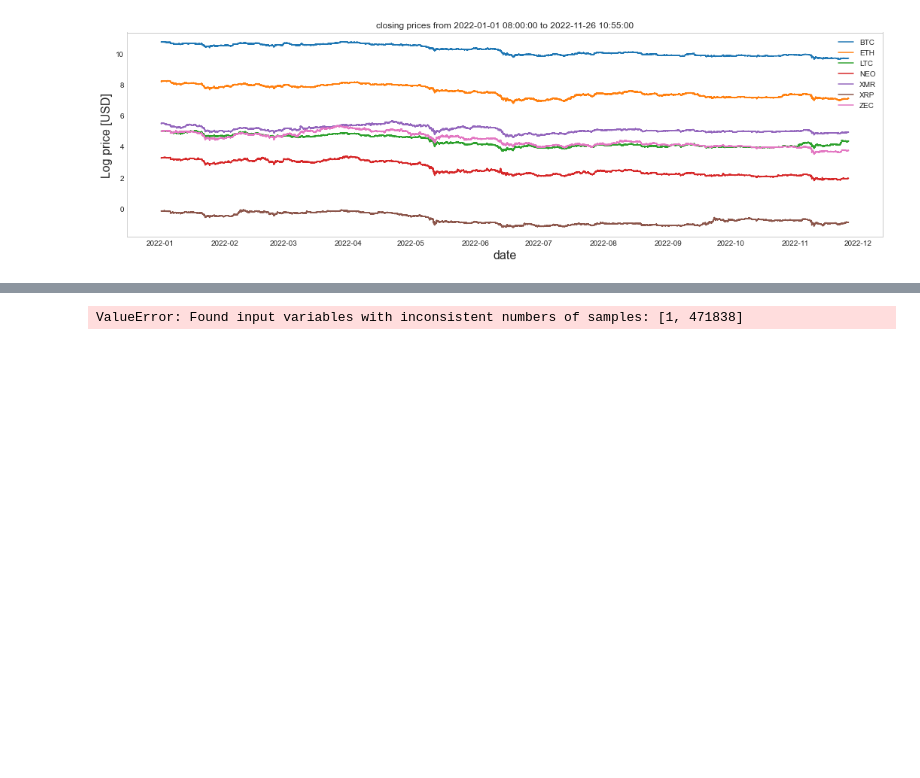
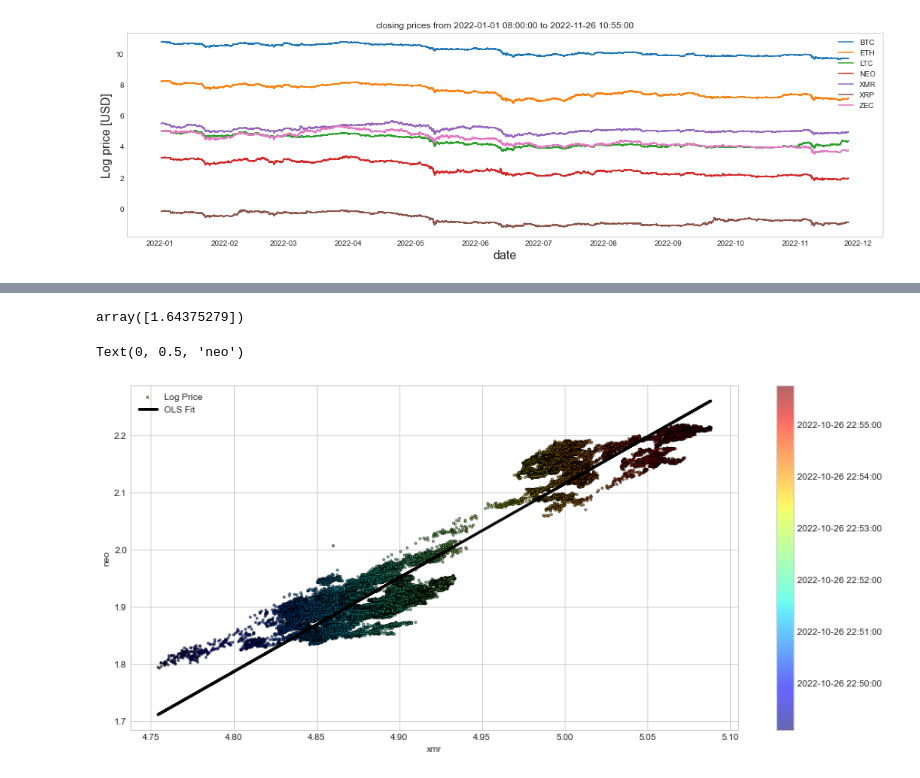
Before and after one commit to BabyChouSr/crypto-pairs-trading, a Jupyter notebook: arb_strat.ipynb, the cells around one changed output, grey strips where cells are left out. Drawn from its saved outputs; the diff is of its cells as text; code cells hidden in the pictures; blank space fills up the shorter version.

```diff
--- a/arb_strat.ipynb
+++ b/arb_strat.ipynb
@@ -185,9 +200,25 @@ plt.show()
 # %%
 #linear regression strategy on NEO and XMR
 lm = LinearRegression()
-lm.fit(all_prices.select(["xmr_price"]),all_prices["neo_price"])
+lm.fit(np.array(all_prices["xmr_price"].iloc[-43800:]).reshape(-1,1),np.array(all_prices["neo_price"].iloc[-43800:]))
 alpha = lm.intercept_
 beta = lm.coef_
-alpha,beta
+y_pred = alpha + beta[0] * all_prices["xmr_price"].iloc[-43800:]
+beta
 # %% [output]
-ValueError: Found input variables with inconsistent numbers of samples: [1, 471838]
+array([1.64375279])
+# %%
+x = list(all_prices["xmr_price"].iloc[-43800:])
+plt.figure(figsize =(15,7))
+cm = plt.get_cmap('jet')
+sc = plt.scatter(all_prices["xmr_price"].iloc[-43800:], all_prices["neo_price"].iloc[-43800:], s=5, c=x, cmap=cm, marker='o',
+                 alpha=0.6,label='Log Price',edgecolor='k')
+plt.plot(x, y_pred, '-',c='black',linewidth=3, label='OLS Fit')
+plt.legend()
+cb = plt.colorbar(sc)
+cb.ax.set_yticklabels([str(p) for p in all_prices["xmr_price"].iloc[-43800:].index])
+plt.xlabel("xmr")
+plt.ylabel("neo")
+# %% [output]
+Text(0, 0.5, 'neo')
+[figure, added]
```
Also changed, not shown: parts of 4 cells of this notebook.
